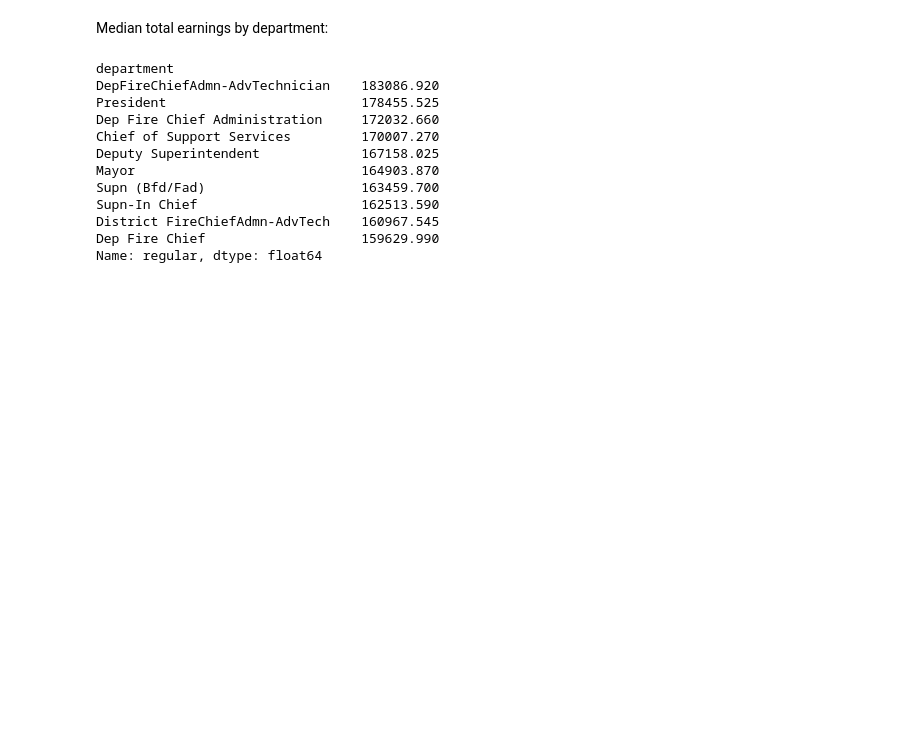
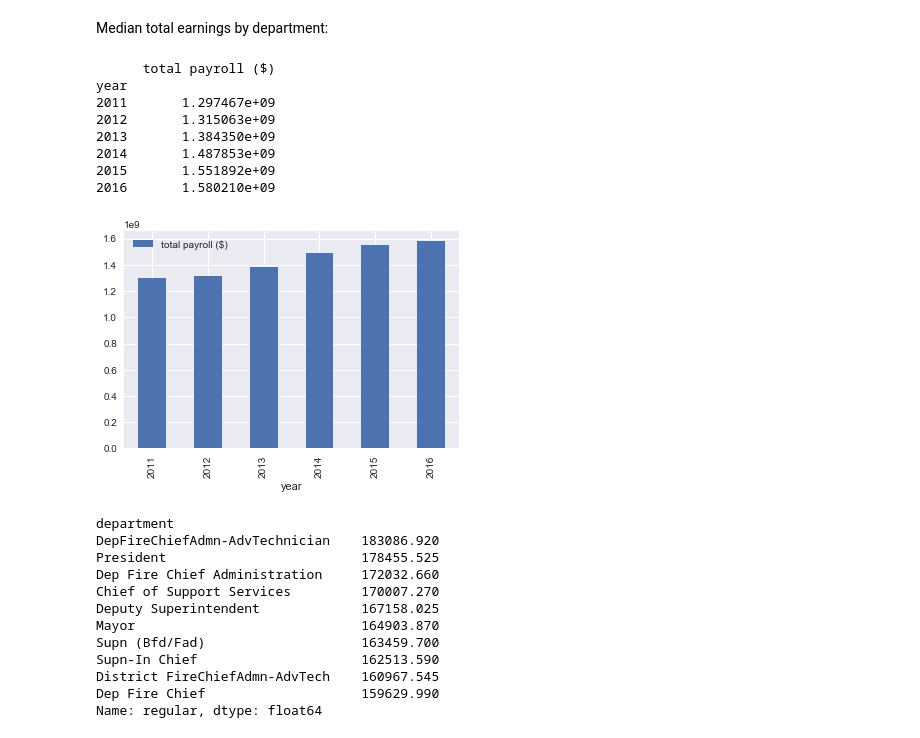
Before and after one commit to Turanga1/Springboard_DataScience, a Jupyter notebook: Capstone 1 - Boston Earnings Report/Capstone Project #1.ipynb, the cells around one changed output. Cells and saved outputs as stored; diff of their text form; code cells hidden in the pictures; blank space fills up the shorter version.

```diff
--- a/Capstone 1 - Boston Earnings Report/Capstone Project #1.ipynb
+++ b/Capstone 1 - Boston Earnings Report/Capstone Project #1.ipynb
@@ -126,5 +194,20 @@ bps = earnings.title.loc[(earnings.department.str.startswith('BPS'))]
 # %% [markdown]
 Median total earnings by department:
+# %%
+total_earnings = earnings.groupby(earnings['year'])['total'].agg(np.sum).reset_index().set_index('year').rename(columns={'total':'total payroll ($)'})
+print(total_earnings)
+total_earnings.plot(kind='bar')
+plt.show()
+# %% [output]
+      total payroll ($)
+year
+2011       1.297467e+09
+2012       1.315063e+09
+2013       1.384350e+09
+2014       1.487853e+09
+2015       1.551892e+09
+2016       1.580210e+09
+[figure, added]
 # %%
 salary = earnings.groupby(earnings['department'])['regular'].agg(np.median).nlargest(10)
 print(salary)
```
Also changed, not shown: parts of 10 cells of this notebook.
